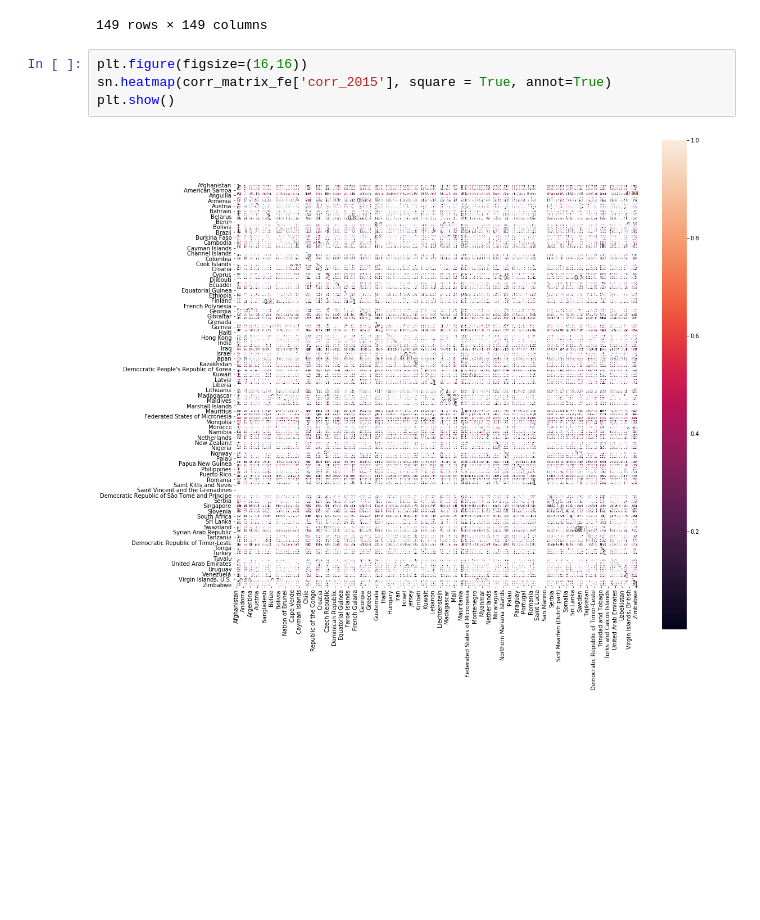
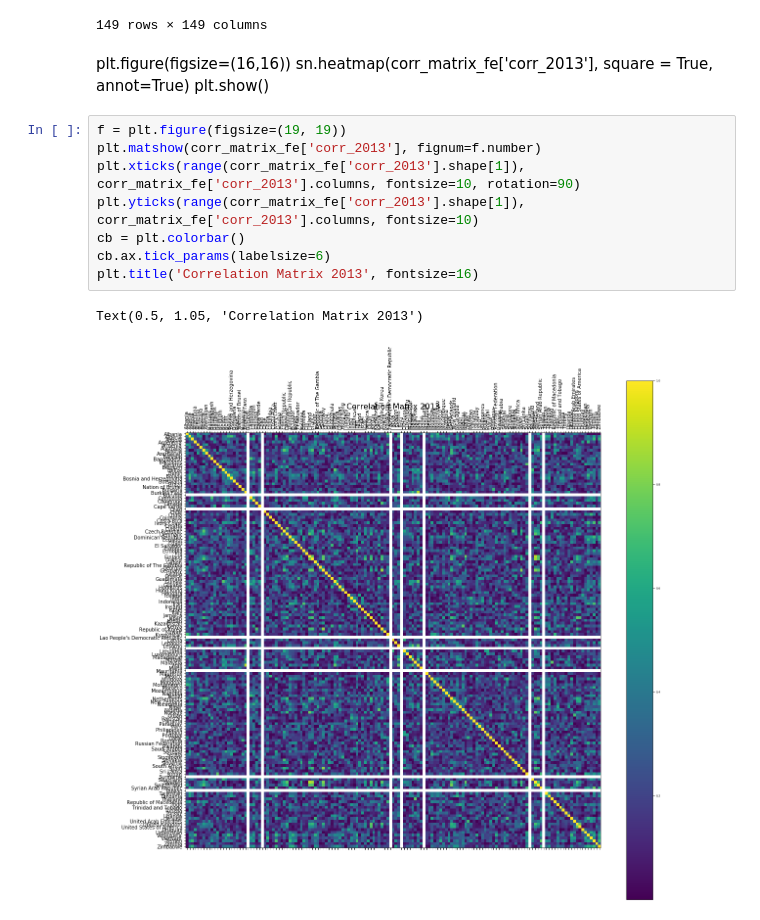
Before and after one commit to DSerpuhovitin/netology_pyda, a Jupyter notebook: Degee_project_ML/Degree_ML_res.ipynb, the cells around one changed output. Saved outputs shown, nothing was run; the diff lists cells and outputs as text; blank space fills up the shorter version.

```diff
--- a/Degee_project_ML/Degree_ML_res.ipynb
+++ b/Degee_project_ML/Degree_ML_res.ipynb
@@ -62,9 +266,18 @@ corr_matrix_fe['corr_2013']
 | Zambia | 0.044501 | 0.178946 | 0.110052 | 0.012484 | 0.046503 | 0.286328 | 0.150592 | 0.286377 | 0.428163 | 0.069473 | ... |
 | Zimbabwe | 0.019277 | 0.463706 | 0.656049 | 0.303596 | 0.157995 | 0.199528 | 0.037914 | 0.313053 | 0.240000 | 0.384226 | ... |
 149 rows × 149 columns
-# %%
-plt.figure(figsize=(16,16))
-sn.heatmap(corr_matrix_fe['corr_2015'], square = True, annot=True)
-plt.show()
-# %% [output]
-[figure, removed]
+# %% [markdown]
+plt.figure(figsize=(16,16))
+sn.heatmap(corr_matrix_fe['corr_2013'], square = True, annot=True)
+plt.show()
+# %%
+f = plt.figure(figsize=(19, 19))
+plt.matshow(corr_matrix_fe['corr_2013'], fignum=f.number)
+plt.xticks(range(corr_matrix_fe['corr_2013'].shape[1]), corr_matrix_fe['corr_2013'].columns, fontsize=10, rotation=90)
+plt.yticks(range(corr_matrix_fe['corr_2013'].shape[1]), corr_matrix_fe['corr_2013'].columns, fontsize=10)
+cb = plt.colorbar()
+cb.ax.tick_params(labelsize=6)
+plt.title('Correlation Matrix 2013', fontsize=16)
+# %% [output]
+Text(0.5, 1.05, 'Correlation Matrix 2013')
+[figure, added]
```
Also changed, not shown: parts of 19 cells of this notebook, 1 other file.
